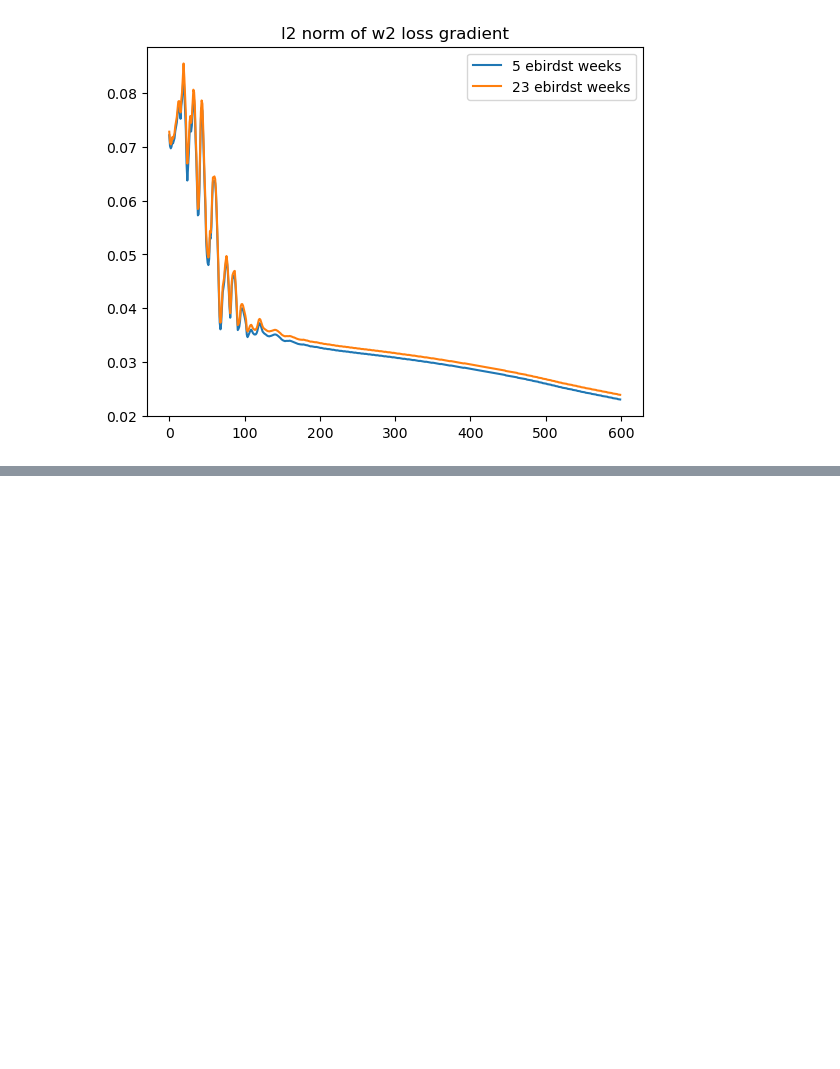
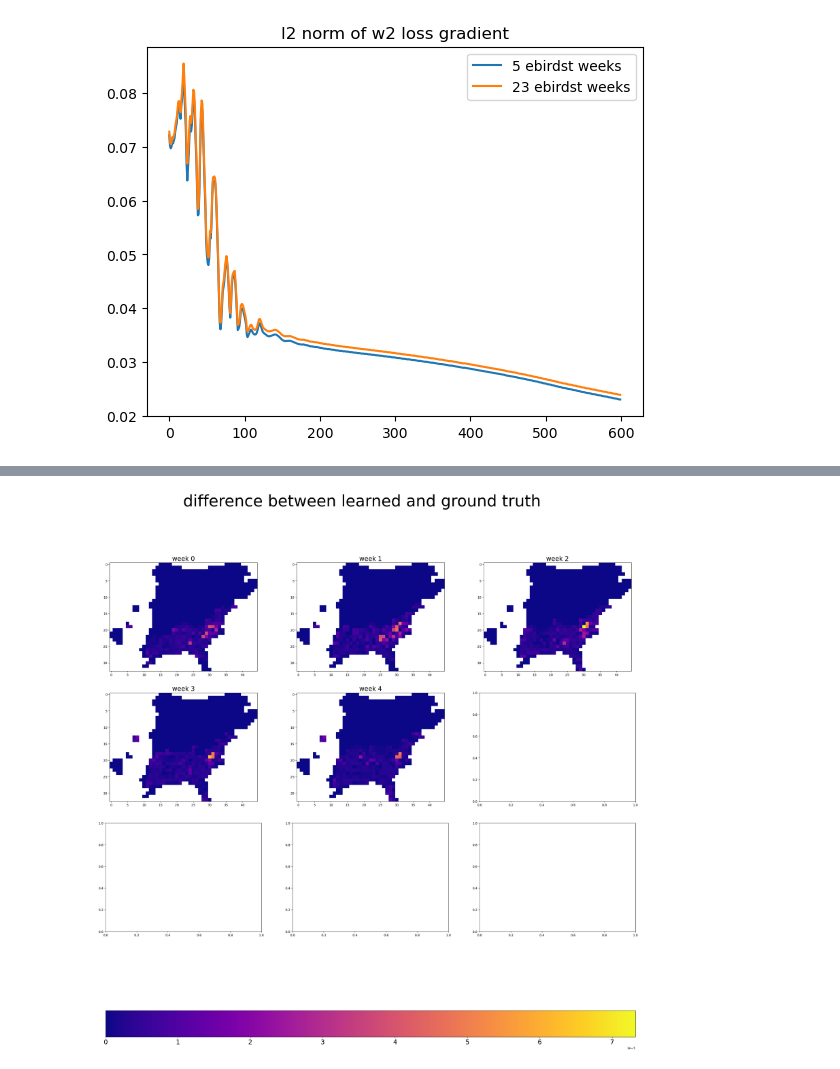
Before and after one commit to jacobe90/birdflow-bilevel, a Jupyter notebook: src/model-testing.ipynb, the cells around one changed output, grey strips where cells are left out. Cells and saved outputs as stored; diff of their text form; code cells hidden in the pictures; blank space fills up the shorter version.

```diff
--- a/src/model-testing.ipynb
+++ b/src/model-testing.ipynb
@@ -815,0 +881,16 @@ plt.show()
+# %%
+# plot ground truth at each week
+fig, axes = plt.subplots(3, 3, figsize=(30, 30))
+ax_list = axes.flat
+trimmed_masked_densities = masked_densities[:len(params)]
+vmin = 0
+vmax = max([marginal.max() for marginal in trimmed_masked_densities])
+for week, marginal in enumerate(trimmed_masked_densities):
+    grid_true = make_grid(marginal, dynamic_masks[week], big_mask, ncol, nrow)
+    pos = ax_list[week].imshow(grid_true, cmap="viridis", vmin=vmin, vmax=vmax)
+    ax_list[week].set_title(f"week {week}",)
+
+cbar = fig.colorbar(pos, ax=axes, orientation="horizontal")
+cbar.ax.tick_params(labelsize=20)
+fig.suptitle("ground truth marginals", fontsize=50)
+plt.show()
@@ -815,0 +899,21 @@ plt.show()
+# %%
+# plot difference between learned and ground truth for each week
+marginals = get_single_tstep_marginals(params) # get marginals
+fig, axes = plt.subplots(3, 3, figsize=(30, 30))
+ax_list = axes.flat
+vmin = 0
+vmax = max([jnp.abs(marginal - ground_truth).max() for marginal, ground_truth in zip(marginals, trimmed_masked_densities)])
+for week, marginal in enumerate(marginals):
+    grid_learned = make_grid(marginal, dynamic_masks[week], big_mask, ncol, nrow)
+    grid_true = make_grid(trimmed_masked_densities[week], dynamic_masks[week], big_mask, ncol, nrow)
+    grid_diff = jnp.abs(grid_learned - grid_true)
+    pos = ax_list[week].imshow(grid_diff, cmap="plasma", vmin=0, vmax=vmax)
+    ax_list[week].set_title(f"week {week}", fontsize=20)
+
+cbar = fig.colorbar(pos, ax=axes, orientation="horizontal")
+cbar.ax.tick_params(labelsize=20)
+fig.suptitle("difference between learned and ground truth", fontsize=50)
+
+plt.show()
+# %% [output]
+[figure, added]
```
Also changed, not shown: parts of 4 cells of this notebook.
